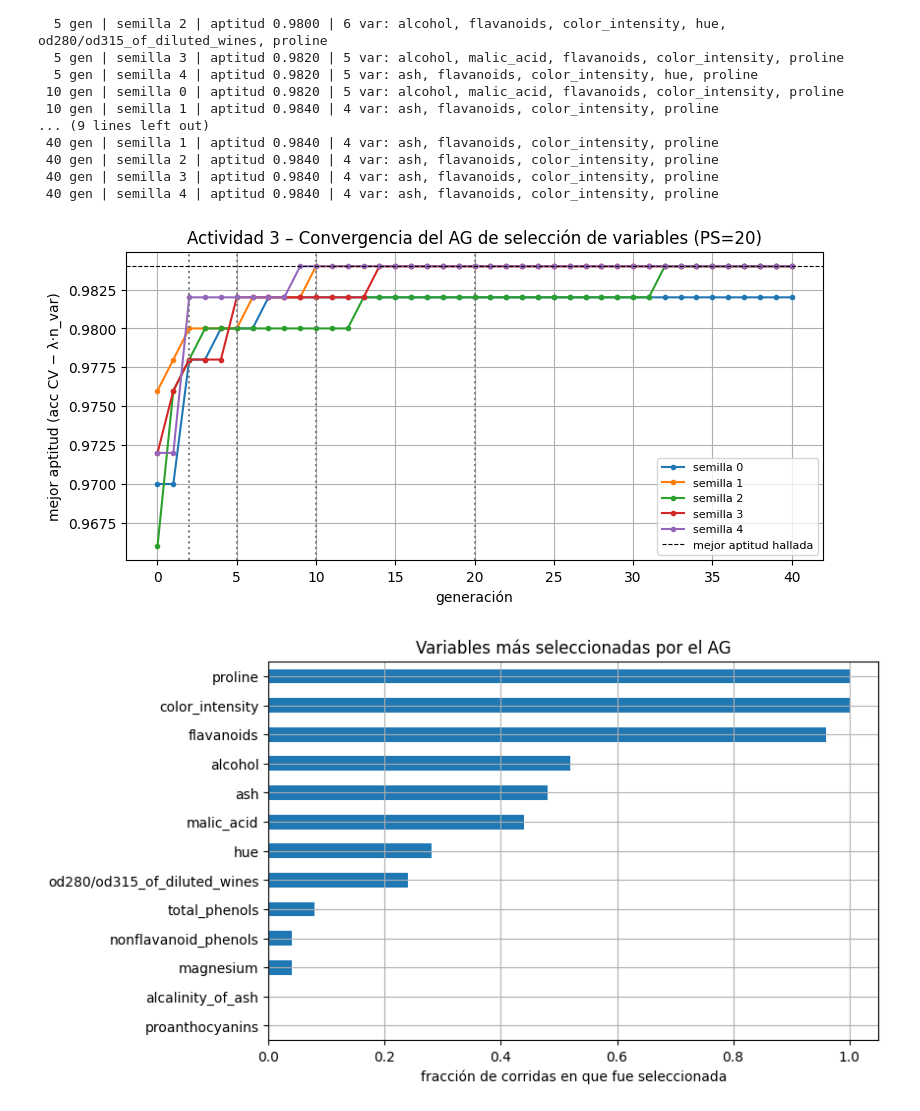
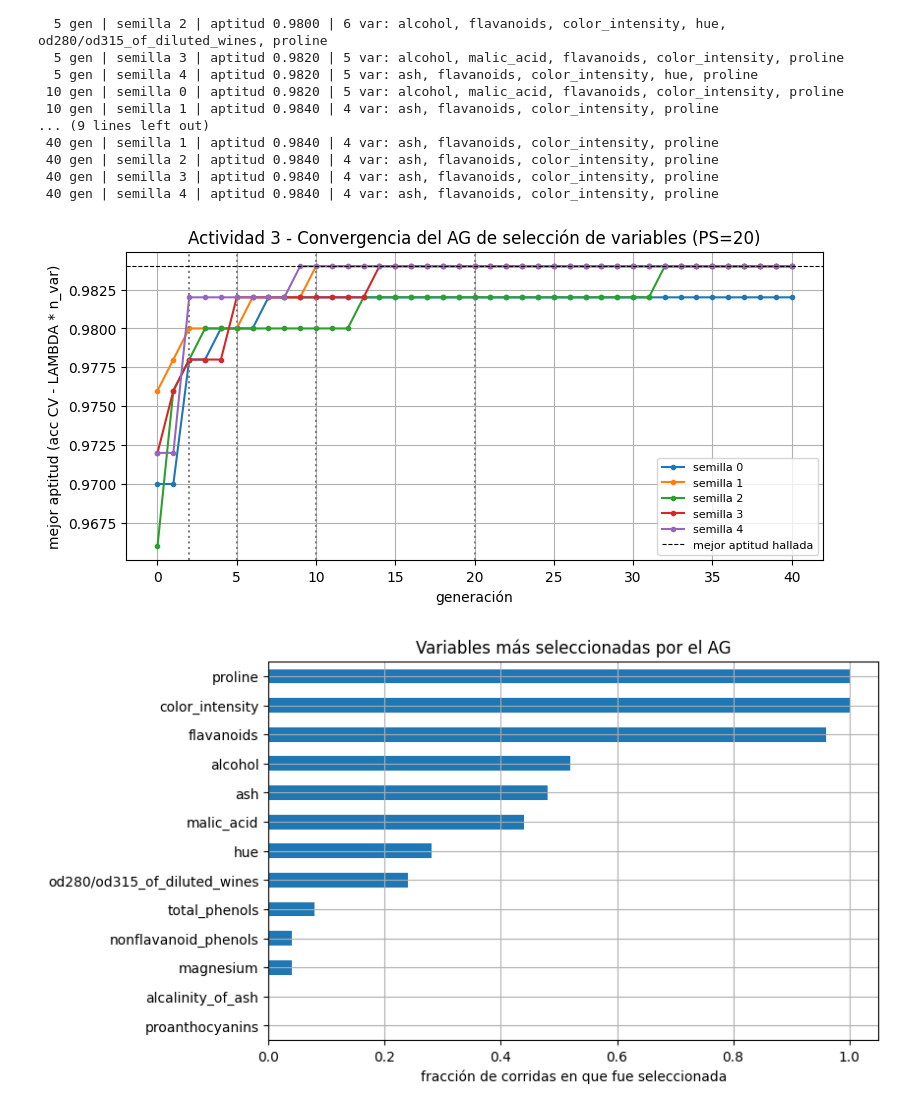
Before and after one commit to facuuurz/AG, a Jupyter notebook: TP_AG_Hernandez_Ramirez.ipynb, the cells around one changed output. Cells and saved outputs as stored; diff of their text form; code cells hidden in the pictures.

```diff
--- a/TP_AG_Hernandez_Ramirez.ipynb
+++ b/TP_AG_Hernandez_Ramirez.ipynb
@@ -855,17 +854,17 @@ for _, f in df_corridas_fs.iterrows():
 # %%
 # Convergencia: las corridas de 40 generaciones (una por semilla). Como la semilla fija la población
 # inicial y la secuencia aleatoria, la corrida de N generaciones es el "prefijo" de la de 40.
 fig, ax = plt.subplots(figsize=(9, 4))
 for s in SEMILLAS:
     ax.plot(historiales_fs[(40, s)], marker=".", label=f"semilla {s}")
 for ng in GENERACIONES[:-1]:
     ax.axvline(ng, ls=":", c="gray")
 ax.axhline(APT_MAX, ls="--", c="k", lw=0.8, label="mejor aptitud hallada")
-ax.set(xlabel="generación", ylabel="mejor aptitud (acc CV − λ·n_var)",
-       title="Actividad 3 – Convergencia del AG de selección de variables (PS=20)")
+ax.set(xlabel="generación", ylabel="mejor aptitud (acc CV - LAMBDA * n_var)",
+       title="Actividad 3 - Convergencia del AG de selección de variables (PS=20)")
 ax.legend(fontsize=8); plt.show()
 # %% [output]
-[figure, old version]
+[figure, new version]
 # %%
 # Frecuencia con la que cada variable aparece en los mejores subconjuntos de todas las corridas (robustez de la selección)
 mascaras_ag = np.array([[v in f.split(", ") for v in NOMBRES] for f in df_corridas_fs["variables"]])
```
Also changed, not shown: parts of 42 cells of this notebook, 2 other files.
